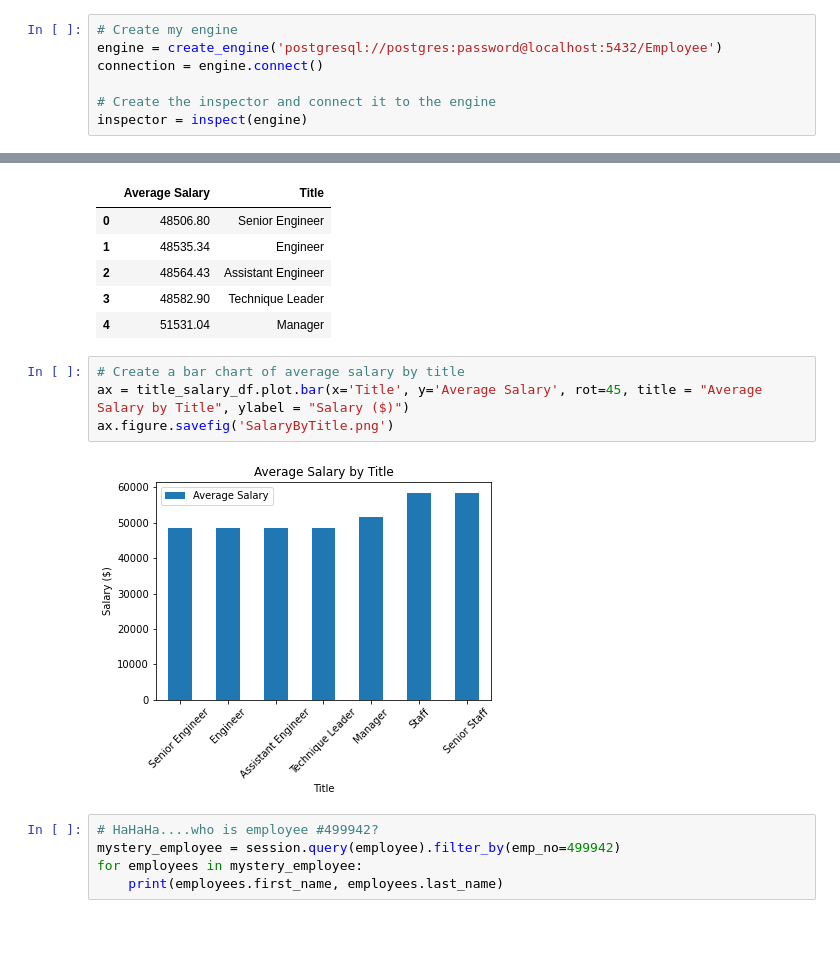
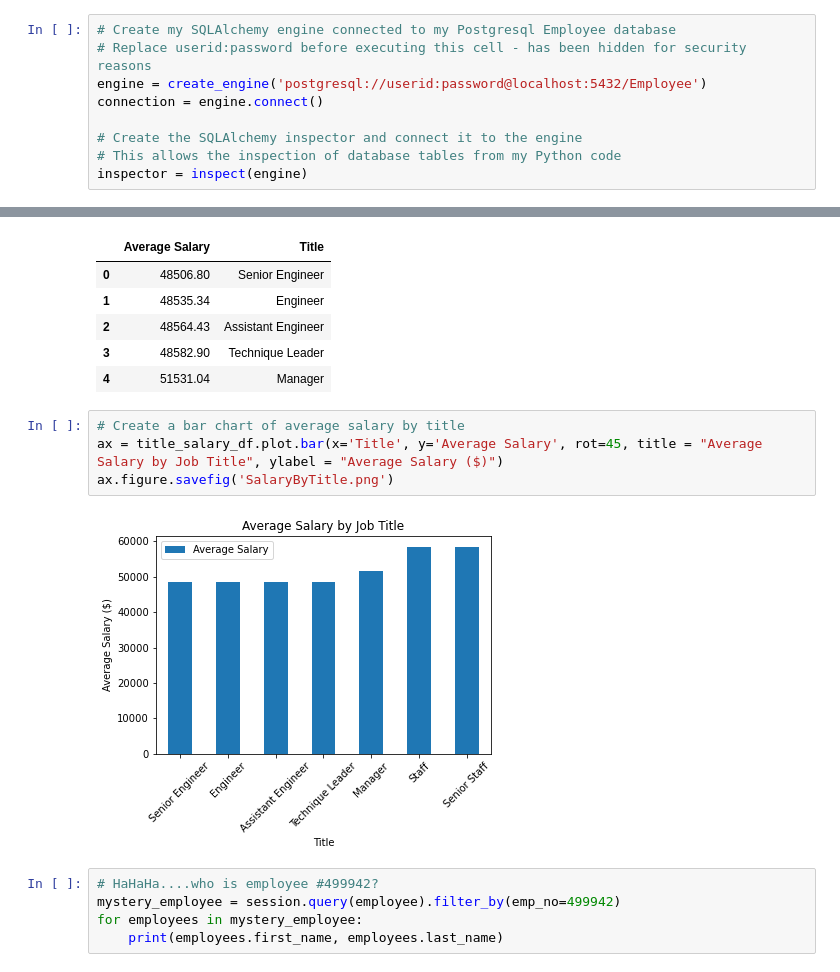
Before and after one commit to MThorpester/sql-challenge, a Jupyter notebook: EmployeeSQL/SalaryAlchemy.ipynb, the cells around one changed output, grey strips where cells are left out. Cells and saved outputs as stored; diff of their text form; blank space fills up the shorter version.

```diff
--- a/EmployeeSQL/SalaryAlchemy.ipynb
+++ b/EmployeeSQL/SalaryAlchemy.ipynb
@@ -27,8 +24,10 @@ import matplotlib.pyplot as plt
 # %%
-# Create my engine
-engine = create_engine('postgresql://postgres:password@localhost:5432/Employee')
+# Create my SQLAlchemy engine connected to my Postgresql Employee database
+# Replace userid:password before executing this cell - has been hidden for security reasons
+engine = create_engine('postgresql://userid:password@localhost:5432/Employee')
 connection = engine.connect()
 
-# Create the inspector and connect it to the engine
+# Create the SQLAlchemy inspector and connect it to the engine
+# This allows the inspection of database tables from my Python code
 inspector = inspect(engine)
 # %%
@@ -125,10 +124,10 @@ title_salary_df.head()
 | 4 | 51531.04 | Manager |
 # %%
 # Create a bar chart of average salary by title
-ax = title_salary_df.plot.bar(x='Title', y='Average Salary', rot=45, title = "Average Salary by Title", ylabel = "Salary ($)")
+ax = title_salary_df.plot.bar(x='Title', y='Average Salary', rot=45, title = "Average Salary by Job Title", ylabel = "Average Salary ($)")
 ax.figure.savefig('SalaryByTitle.png')
 # %% [output]
-[figure, old version]
+[figure, new version]
 # %%
 # HaHaHa....who is employee #499942?
 mystery_employee = session.query(employee).filter_by(emp_no=499942)
```
Also changed, not shown: parts of 8 cells of this notebook, 3 other files.
